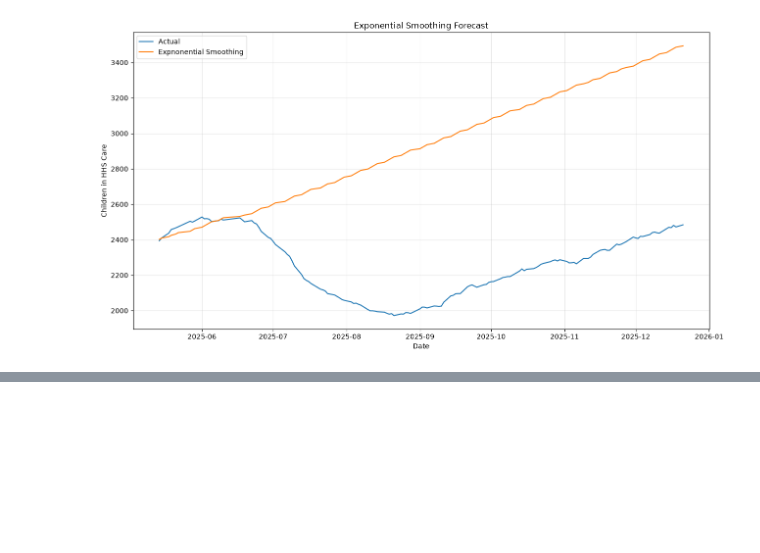
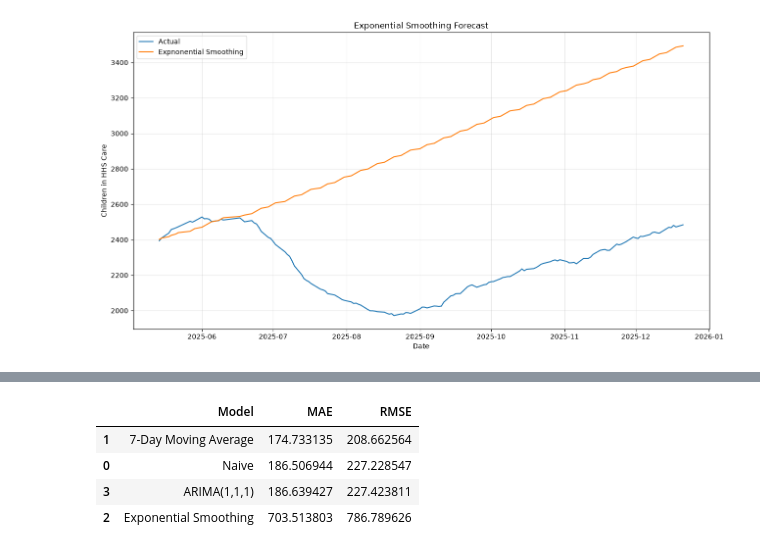
Before and after one commit to shivani1707s/Predictive-Forecasting-HHS, a Jupyter notebook: notebooks/Modeling.ipynb, the cells around one changed output, grey strips where cells are left out. Saved outputs shown, nothing was run; the diff lists cells and outputs as text; code cells hidden in the pictures; blank space fills up the shorter version.

Commit message:
modeling page setup

```diff
--- a/notebooks/Modeling.ipynb
+++ b/notebooks/Modeling.ipynb
@@ -251,0 +279,19 @@ plt.show()
+# %%
+arima_predication=arima_fit.forecast(
+    steps=len(test)
+)
+# %%
+arima_mae=mean_absolute_error(
+    test[target],
+    arima_predication
+)
+
+arima_rmse=np.sqrt(
+    mean_squared_error(
+        test[target],
+        arima_predication
+    )
+)
+
+print("ARIMA MAE:",arima_mae)
+print("ARIMA RMSE:",arima_rmse)
@@ -251,0 +325,29 @@ plt.show()
+# %%
+results=pd.DataFrame({
+    "Model":[
+        "Naive",
+        "7-Day Moving Average",
+        "Exponential Smoothing",
+        "ARIMA(1,1,1)"
+    ],
+    "MAE":[
+        naive_mae,
+        ma_mae,
+        exp_mae,
+        arima_mae
+    ],
+    "RMSE":[
+        naive_rmse,
+        ma_rmse,
+        exp_rmse,
+        arima_rmse
+    ]
+})
+
+results.sort_values("MAE")
+# %% [output]
+|  | Model | MAE | RMSE |
+| 1 | 7-Day Moving Average | 174.733135 | 208.662564 |
+| 0 | Naive | 186.506944 | 227.228547 |
+| 3 | ARIMA(1,1,1) | 186.639427 | 227.423811 |
+| 2 | Exponential Smoothing | 703.513803 | 786.789626 |
```
Also changed, not shown: parts of 21 cells of this notebook.
